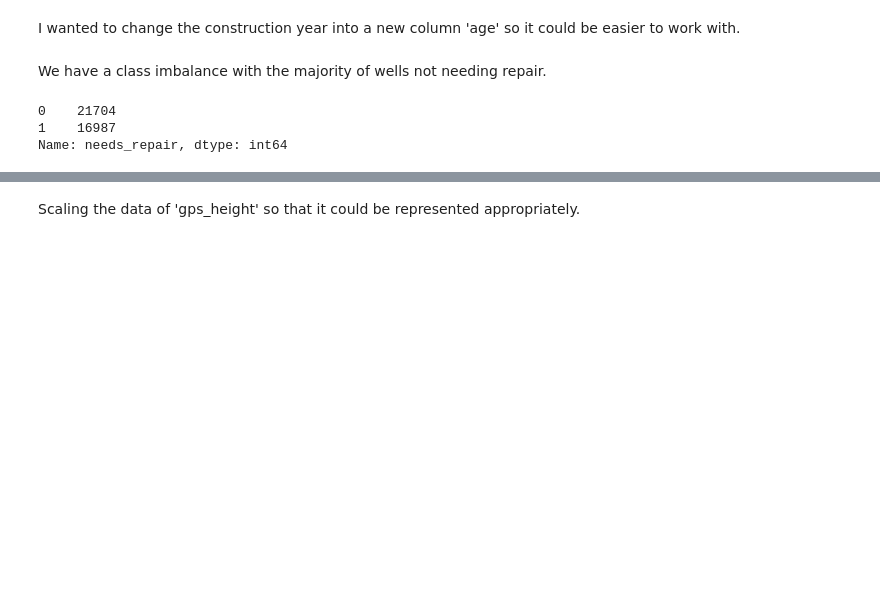
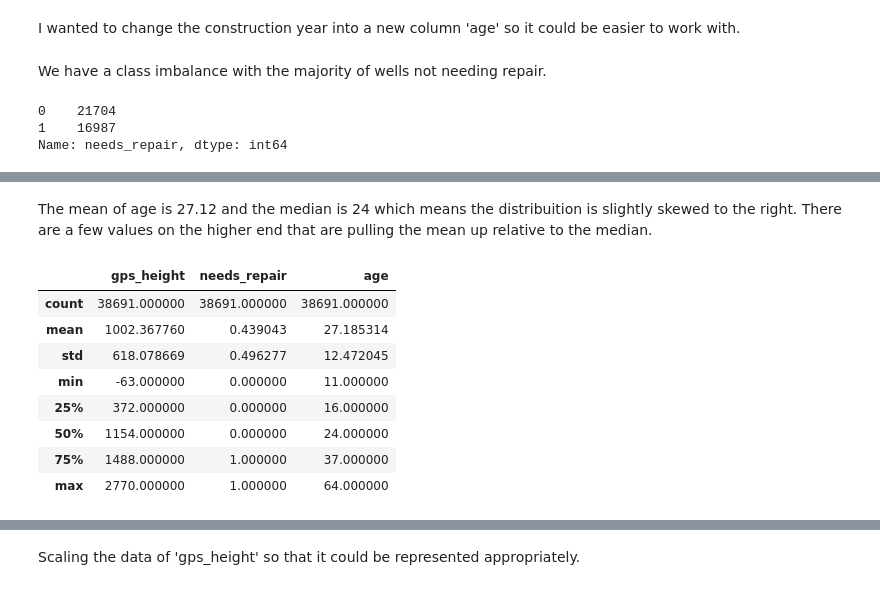
Before and after one commit to adammarianacci/Waterwell_Analysis, a Jupyter notebook: notebook.ipynb, the cells around one changed output, grey strips where cells are left out. Saved outputs shown, nothing was run; the diff lists cells and outputs as text; code cells hidden in the pictures; blank space fills up the shorter version.

```diff
--- a/notebook.ipynb
+++ b/notebook.ipynb
@@ -158,6 +160,21 @@ Construction_Year_df.head()
 | 2 | 686 | gravity | soft | good | enough | enough | dam | ... |
 | 3 | 263 | submersible | soft | good | dry | dry | machine dbh | ... |
 | 5 | 0 | submersible | salty | salty | enough | enough | other | ... |
+# %% [markdown]
+The mean of age is 27.12 and the median is 24 which means the distribuition is slightly skewed to the right. There are a few values on the higher end that are pulling the mean up relative to the median.
+# %%
+# Looking at some descriptive statistics of the df
+Construction_Year_df.describe()
+# %% [output]
+|  | gps_height | needs_repair | age |
+| count | 38691.000000 | 38691.000000 | 38691.000000 |
+| mean | 1002.367760 | 0.439043 | 27.185314 |
+| std | 618.078669 | 0.496277 | 12.472045 |
+| min | -63.000000 | 0.000000 | 11.000000 |
+| 25% | 372.000000 | 0.000000 | 16.000000 |
+| 50% | 1154.000000 | 0.000000 | 24.000000 |
+| 75% | 1488.000000 | 1.000000 | 37.000000 |
+| max | 2770.000000 | 1.000000 | 64.000000 |
 # %%
 # Checking the
 Construction_Year_df['waterpoint_type'].value_counts()
```
Also changed, not shown: parts of 39 cells of this notebook.
